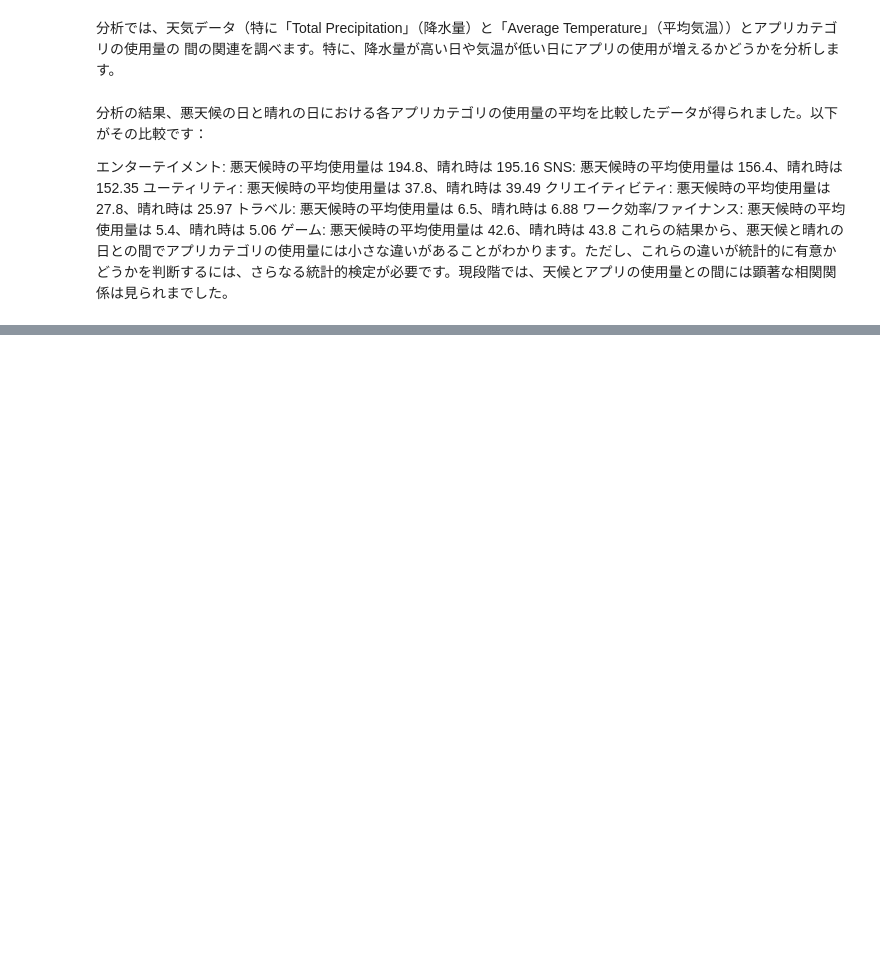
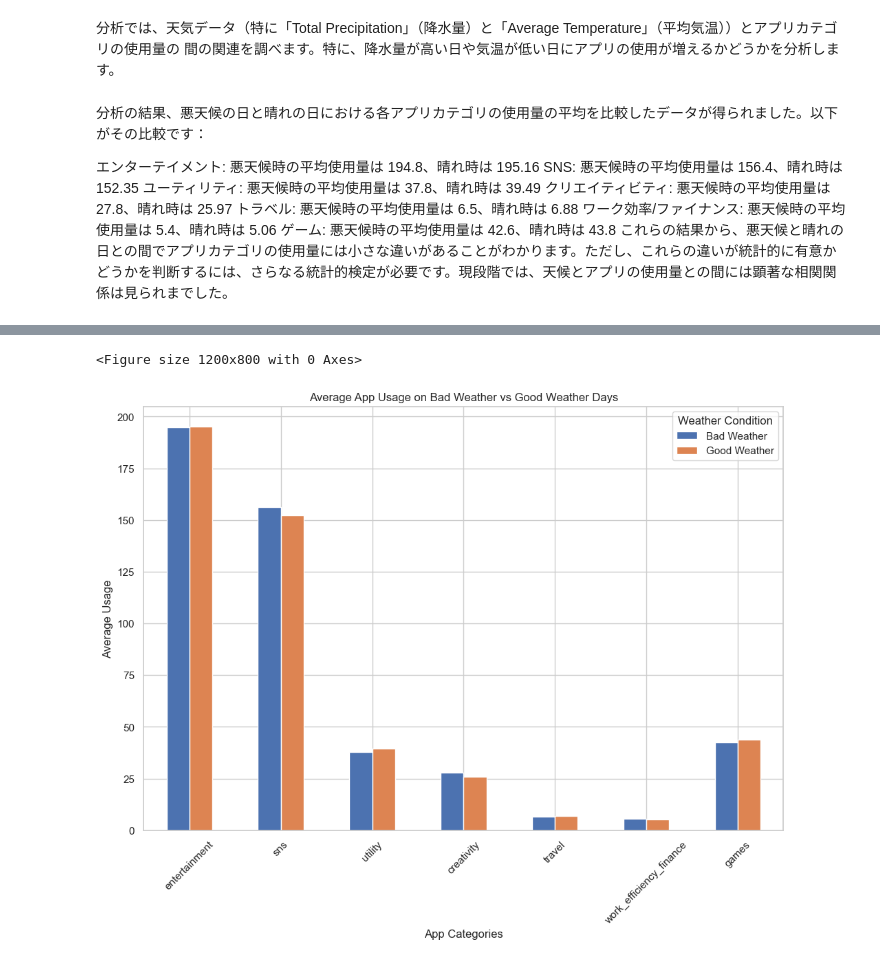
Before and after one commit to kurokawatakeru/dsp, a Jupyter notebook: 7.ipynb, the cells around one changed output, grey strips where cells are left out. Saved outputs shown, nothing was run; the diff lists cells and outputs as text; code cells hidden in the pictures; blank space fills up the shorter version.

```diff
--- a/7.ipynb
+++ b/7.ipynb
@@ -91,0 +94,17 @@ SNS: 悪天候時の平均使用量は 156.4、晴れ時は 152.35
+# %%
+import numpy as np
+
+merged_data['Average Temperature'] = pd.to_numeric(merged_data['Average Temperature'], errors='coerce')
+
+
+merged_data['Bad Weather'] = np.where(
+    (merged_data['Total Precipitation'] > 5) | (merged_data['Average Temperature'] < 5),
+    1, 0)
+
+app_categories = ['entertainment', 'sns', 'utility', 'creativity', 'travel', 'work_efficiency_finance', 'games']
+mean_usage_bad_weather = merged_data[merged_data['Bad Weather'] == 1][app_categories].mean()
+mean_usage_good_weather = merged_data[merged_data['Bad Weather'] == 0][app_categories].mean()
+
+comparison_df = pd.DataFrame({'Bad Weather': mean_usage_bad_weather, 'Good Weather': mean_usage_good_weather})
+
+comparison_df
@@ -91,0 +120,22 @@ SNS: 悪天候時の平均使用量は 156.4、晴れ時は 152.35
+# %%
+import matplotlib.pyplot as plt
+import seaborn as sns
+
+sns.set(style="whitegrid")
+
+
+plt.figure(figsize=(12, 8))
+comparison_df.plot(kind='bar', figsize=(12, 8))
+
+
+plt.title('Average App Usage on Bad Weather vs Good Weather Days')
+plt.ylabel('Average Usage')
+plt.xlabel('App Categories')
+plt.xticks(rotation=45)
+plt.legend(title='Weather Condition')
+
+
+plt.show()
+# %% [output]
+<Figure size 1200x800 with 0 Axes>
+[figure, added]
```
Also changed, not shown: parts of 6 cells of this notebook.
